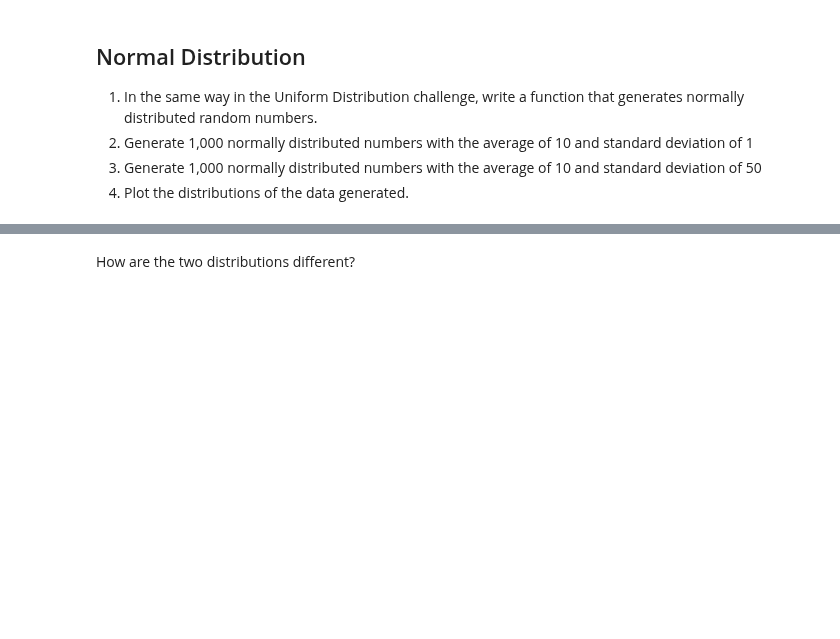
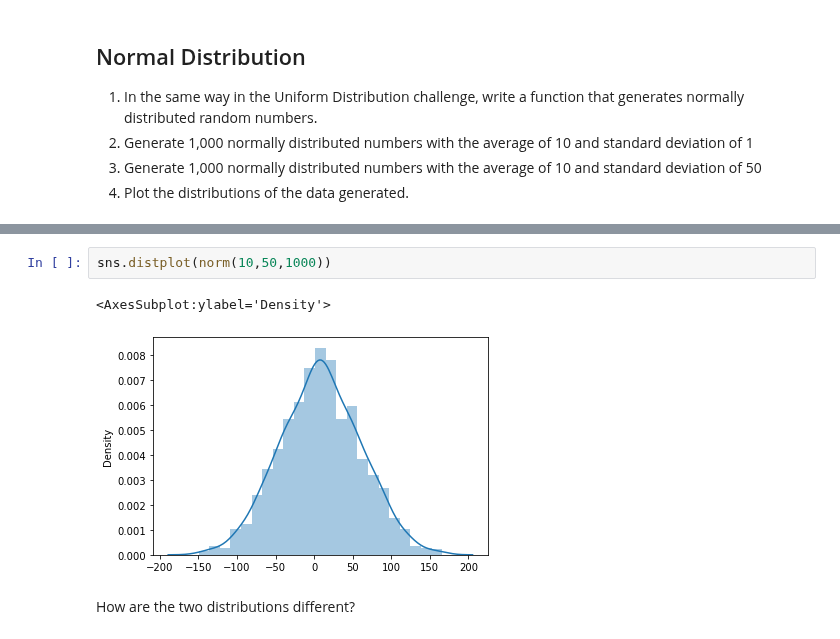
Before and after one commit to ta-datapt-bcn/lab-cont-probability-distribution, a Jupyter notebook: your_code/main.ipynb, the cells around one changed output, grey strips where cells are left out. Cells and saved outputs as stored; diff of their text form; blank space fills up the shorter version.

```diff
--- a/your_code/main.ipynb
+++ b/your_code/main.ipynb
@@ -57,3 +145,8 @@ How are the two distributions different?
+# %%
+sns.distplot(norm(10,50,1000))
+# %% [output]
+<AxesSubplot:ylabel='Density'>
+[figure, added]
 # %% [markdown]
 How are the two distributions different?
 # %%
```
Also changed, not shown: parts of 27 cells of this notebook, 3 other files.
